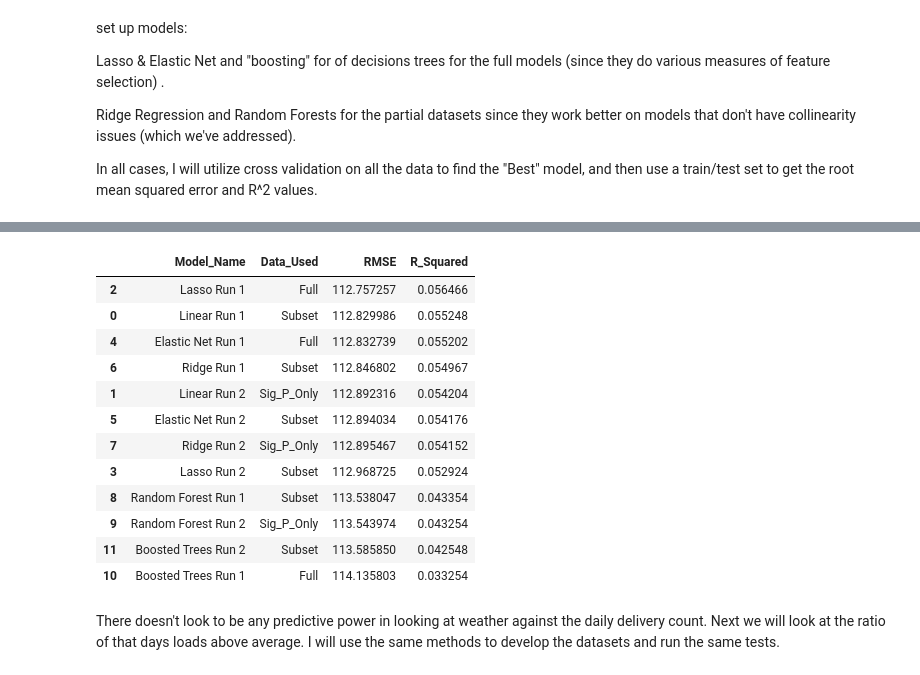
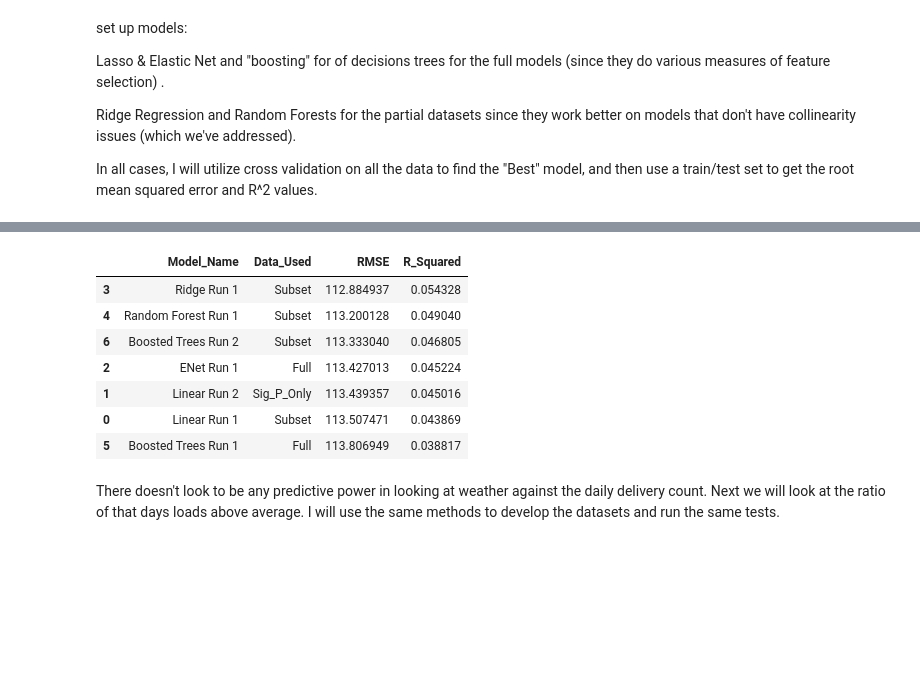
Before and after one commit to WEBEM5369/DS785-Capstone, a Jupyter notebook: RQ 1 - Weather Effects On Delivery Date.ipynb, the cells around one changed output, grey strips where cells are left out. Drawn from its saved outputs; the diff is of its cells as text; code cells hidden in the pictures; blank space fills up the shorter version.

```diff
--- a/RQ 1 - Weather Effects On Delivery Date.ipynb
+++ b/RQ 1 - Weather Effects On Delivery Date.ipynb
@@ -432,13 +475,0 @@ Ridge Model on Significant P Values Complete
-# %%
-#decision tree classfiications
-# fitting trees of depth 1 to 9 and of size 500,1500,2500
-sm_tree_depths = range(1,10)
-sm_tree_nbr = range(500,2500,1000)
-rfr_rmse,rfr_r2 = run_cross_validation_on_regression_RF(xc_part,yc,sm_tree_depths,sm_tree_nbr)
-print(f'Random Forest Model on Data Subset Complete')
-rfr_sp_rmse,rfr_sp_r2 = run_cross_validation_on_regression_RF(xc_sp,yc,sm_tree_depths,sm_tree_nbr)
-print(f'Random Forest Model on Significant P Values Complete')
-boost_rmse,boost_r2 = run_cross_validation_on_regression_Boost(xc_full,yc,sm_tree_depths,sm_tree_nbr)
-print(f'Boosted Trees Model on Full Dataset Complete')
-boost_part_rmse,boost_part_r2 = run_cross_validation_on_regression_Boost(xc_part,yc,sm_tree_depths,sm_tree_nbr)
-print(f'Boosted Trees Model on Data Subset Complete')
@@ -454,33 +476,23 @@ Boosted Trees Model on Data Subset Complete
 # %%
 #create a data frame of the results for analysis
 result_ds_list  = [['Linear Run 1','Subset',linear_rmse,linear_r2]
                   ,['Linear Run 2','Sig_P_Only',linear_sp_rmse,linear_sp_r2]
-                  ,['Lasso Run 1','Full',lasso_rmse,lasso_r2]
-                  ,['Lasso Run 2','Subset',lasso_part_rmse,lasso_part_r2]
-                  ,['Elastic Net Run 1','Full',enet_rmse,enet_r2]
-                  ,['Elastic Net Run 2','Subset',enet_part_rmse,enet_part_r2]
-                  ,['Ridge Run 1','Subset',ridge_rmse,ridge_r2]
-                  ,['Ridge Run 2','Sig_P_Only',ridge_sp_rmse,ridge_sp_r2]
+                  ,['ENet Run 1','Full',enet_full_rmse,enet_full_r2]
+                  ,['Ridge Run 1','Subset',ridge_part_rmse,ridge_part_r2]
                   ,['Random Forest Run 1','Subset',rfr_rmse,rfr_r2]
-                  ,['Random Forest Run 2','Sig_P_Only',rfr_sp_rmse,rfr_sp_r2]
                   ,['Boosted Trees Run 1','Full',boost_rmse,boost_r2]
                   ,['Boosted Trees Run 2','Subset',boost_part_rmse,boost_part_r2]]
 results_delivery_count = pd.DataFrame(result_ds_list,columns=['Model_Name','Data_Used','RMSE','R_Squared'])
 results_delivery_count.sort_values(['RMSE','R_Squared'],ascending=[True,False])
 # %% [output]
 |  | Model_Name | Data_Used | RMSE | R_Squared |
-| 2 | Lasso Run 1 | Full | 112.757257 | 0.056466 |
-| 0 | Linear Run 1 | Subset | 112.829986 | 0.055248 |
-| 4 | Elastic Net Run 1 | Full | 112.832739 | 0.055202 |
-| 6 | Ridge Run 1 | Subset | 112.846802 | 0.054967 |
-| 1 | Linear Run 2 | Sig_P_Only | 112.892316 | 0.054204 |
-| 5 | Elastic Net Run 2 | Subset | 112.894034 | 0.054176 |
-| 7 | Ridge Run 2 | Sig_P_Only | 112.895467 | 0.054152 |
-| 3 | Lasso Run 2 | Subset | 112.968725 | 0.052924 |
-| 8 | Random Forest Run 1 | Subset | 113.538047 | 0.043354 |
-| 9 | Random Forest Run 2 | Sig_P_Only | 113.543974 | 0.043254 |
-| 11 | Boosted Trees Run 2 | Subset | 113.585850 | 0.042548 |
-| 10 | Boosted Trees Run 1 | Full | 114.135803 | 0.033254 |
+| 3 | Ridge Run 1 | Subset | 112.884937 | 0.054328 |
+| 4 | Random Forest Run 1 | Subset | 113.200128 | 0.049040 |
+| 6 | Boosted Trees Run 2 | Subset | 113.333040 | 0.046805 |
+| 2 | ENet Run 1 | Full | 113.427013 | 0.045224 |
+| 1 | Linear Run 2 | Sig_P_Only | 113.439357 | 0.045016 |
+| 0 | Linear Run 1 | Subset | 113.507471 | 0.043869 |
+| 5 | Boosted Trees Run 1 | Full | 113.806949 | 0.038817 |
 # %% [markdown]
 There doesn't look to be any predictive power in looking at weather against the daily delivery count.  Next we will look at the ratio of that days loads above average.  I will use the same methods to develop the datasets and run the same tests.
 # %%
```
Also changed, not shown: parts of 21 cells of this notebook, 7 other files.
